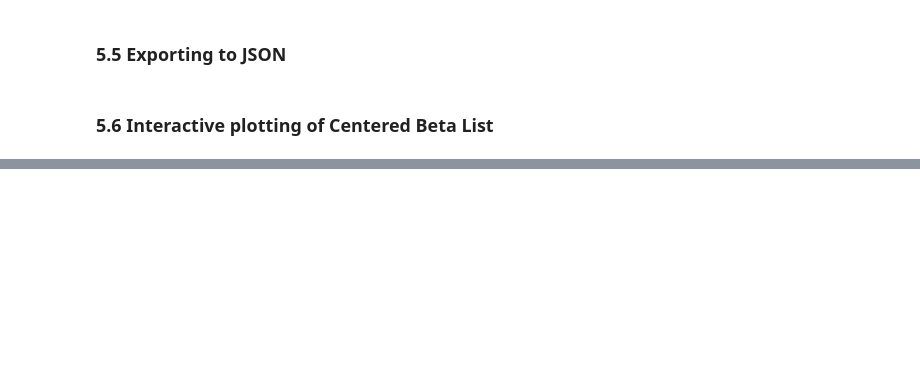
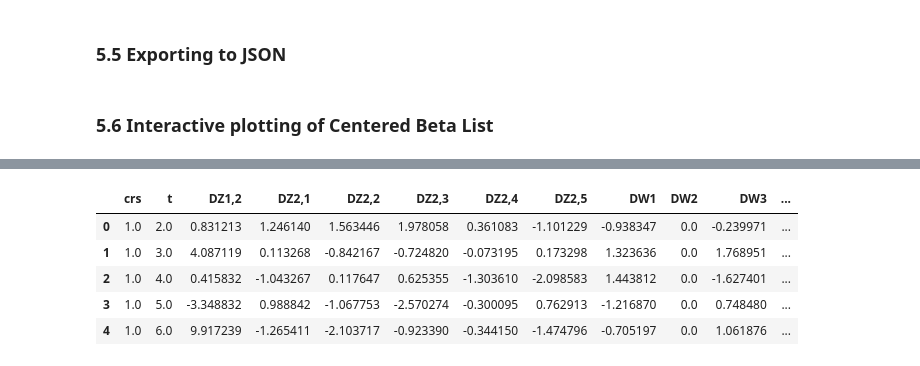
Before and after one commit to Existentialdredd/pan_sel_cntrl, a Jupyter notebook: psc.ipynb, the cells around one changed output, grey strips where cells are left out. Saved outputs shown, nothing was run; the diff lists cells and outputs as text; code cells hidden in the pictures; blank space fills up the shorter version.

```diff
--- a/psc.ipynb
+++ b/psc.ipynb
@@ -1301,0 +1310,9 @@ di_inc
+# %%
+aDdi_pan.iloc[:5,:]
+# %% [output]
+|  | crs | t | DZ1,2 | DZ2,1 | DZ2,2 | DZ2,3 | DZ2,4 | DZ2,5 | DW1 | DW2 | DW3 | ... |
+| 0 | 1.0 | 2.0 | 0.831213 | 1.246140 | 1.563446 | 1.978058 | 0.361083 | -1.101229 | -0.938347 | 0.0 | -0.239971 | ... |
+| 1 | 1.0 | 3.0 | 4.087119 | 0.113268 | -0.842167 | -0.724820 | -0.073195 | 0.173298 | 1.323636 | 0.0 | 1.768951 | ... |
+| 2 | 1.0 | 4.0 | 0.415832 | -1.043267 | 0.117647 | 0.625355 | -1.303610 | -2.098583 | 1.443812 | 0.0 | -1.627401 | ... |
+| 3 | 1.0 | 5.0 | -3.348832 | 0.988842 | -1.067753 | -2.570274 | -0.300095 | 0.762913 | -1.216870 | 0.0 | 0.748480 | ... |
+| 4 | 1.0 | 6.0 | 9.917239 | -1.265411 | -2.103717 | -0.923390 | -0.344150 | -1.474796 | -0.705197 | 0.0 | 1.061876 | ... |
```
Also changed, not shown: parts of 14 cells of this notebook, 2 other files.
